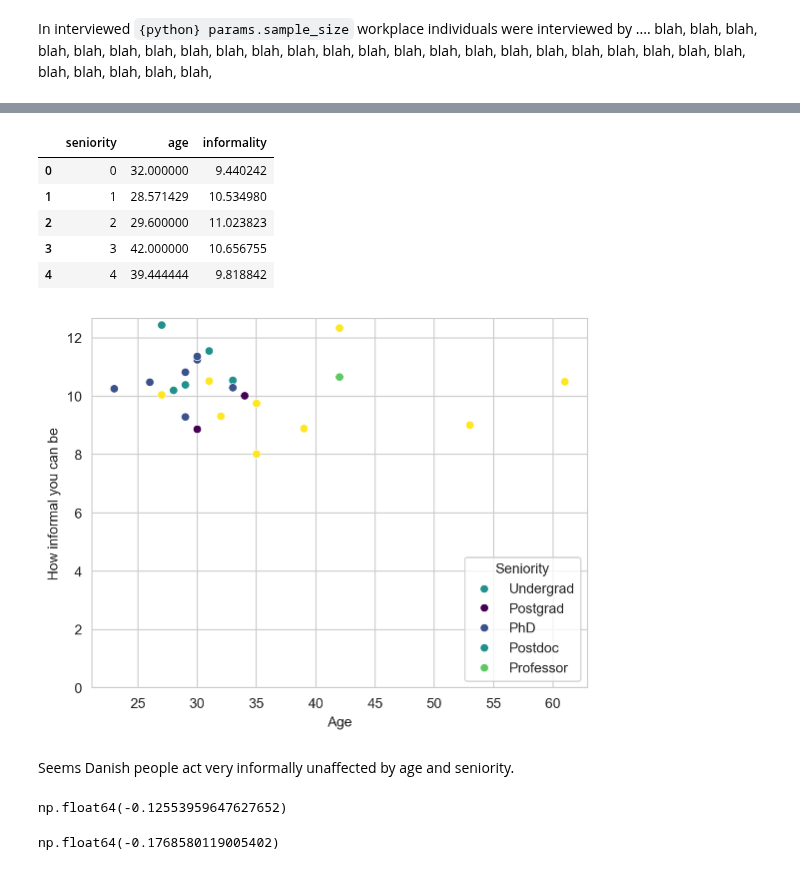
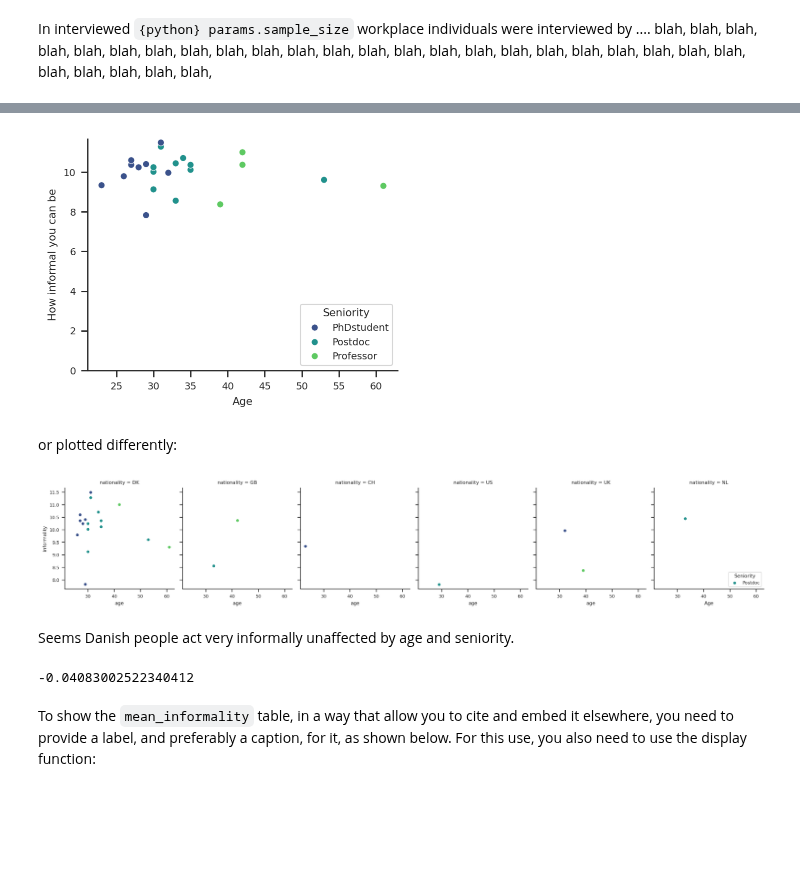
Before and after one commit to munch-group/hic-xy-sperm, a Jupyter notebook: notebooks/example.ipynb, the cells around one changed output, grey strips where cells are left out. Drawn from its saved outputs; the diff is of its cells as text; code cells hidden in the pictures; blank space fills up the shorter version.

```diff
--- a/notebooks/example.ipynb
+++ b/notebooks/example.ipynb
@@ -117,34 +147,35 @@ df
-# %%
-#| label: tbl-mean-informality
-#| tbl-cap: "Mean interaction scores by seniority and age"
-df.groupby(['seniority']).mean(numeric_only=True).reset_index()
-# %% [output]
-|  | seniority | age | informality |
-| 0 | 0 | 32.000000 | 9.440242 |
-| 1 | 1 | 28.571429 | 10.534980 |
-| 2 | 2 | 29.600000 | 11.023823 |
-| 3 | 3 | 42.000000 | 10.656755 |
-| 4 | 4 | 39.444444 | 9.818842 |
 # %%
-#| label: fig-danish-interaction
-#| fig-cap: "Interaction among Danes: How Danes interact is has very little to do with age and seniority, compared to most other contries."
+#| label: fig-danishinteraction
+#| fig-cap: "Figure legends are defined alongside the figure in the notebook. The figure size in the notebook is determines its size when embedded in a document 4x3 inches."
 
-sns.scatterplot(x='age', y='informality', data=df, hue='seniority', palette='viridis')
+plt.figure(figsize=(4,3))
+sns.scatterplot(x='age', y='informality', data=data, hue='position', palette='viridis')
 plt.ylabel('How informal you can be')
 plt.xlabel('Age')
-plt.legend(title='Seniority', loc='lower right', labels=['Undergrad', 'Postgrad', 'PhD', 'Postdoc', 'Professor'])
+plt.legend(title='Seniority', loc='lower right')
 plt.ylim(bottom=0) ;
 # %% [output]
-[figure, old version]
+[figure, new version]
+# %% [markdown]
+or plotted differently:
+# %%
+#| label: fig-danishinteractionfacets
+#| fig-cap: "Figure legends are defined alongside the figure in the notebook. The figure size in the notebook is determines its size when embedded in a document 4x3 inches."
+#| column: page
+
+#plt.figure(figsize=(4,3))
+g = sns.FacetGrid(data=data, col="nationality",hue="position", palette='viridis', aspect=0.9)
+g.map(sns.scatterplot, 'age', 'informality')
+#sns.scatterplot(x='age', y='informality', data=data, hue='position', palette='viridis')
+plt.ylabel('How informal you can be')
+plt.xlabel('Age')
+plt.legend(title='Seniority', loc='lower right') ;
+# %% [output]
+[figure, added]
 # %% [markdown]
 Seems Danish people act very informally unaffected by age and seniority.
 # %%
-informality_age_cor = df.informality.corr(df.age)
+informality_age_cor = data.informality.corr(data.age)
 informality_age_cor
 # %% [output]
-np.float64(-0.12553959647627652)
+-0.04083002522340412
-# %%
-informality_seniority_cor = df.informality.corr(df.seniority)
-informality_seniority_cor
-# %% [output]
-np.float64(-0.1768580119005402)
@@ -150,0 +185,2 @@ np.float64(-0.1768580119005402)
+# %% [markdown]
+To show the `mean_informality` table, in a way that allow you to cite and embed it elsewhere, you need to provide a label, and preferably a caption, for it, as shown below. For this use, you also need to use the display function:
```
Also changed, not shown: parts of 13 cells of this notebook, 26 other files.
